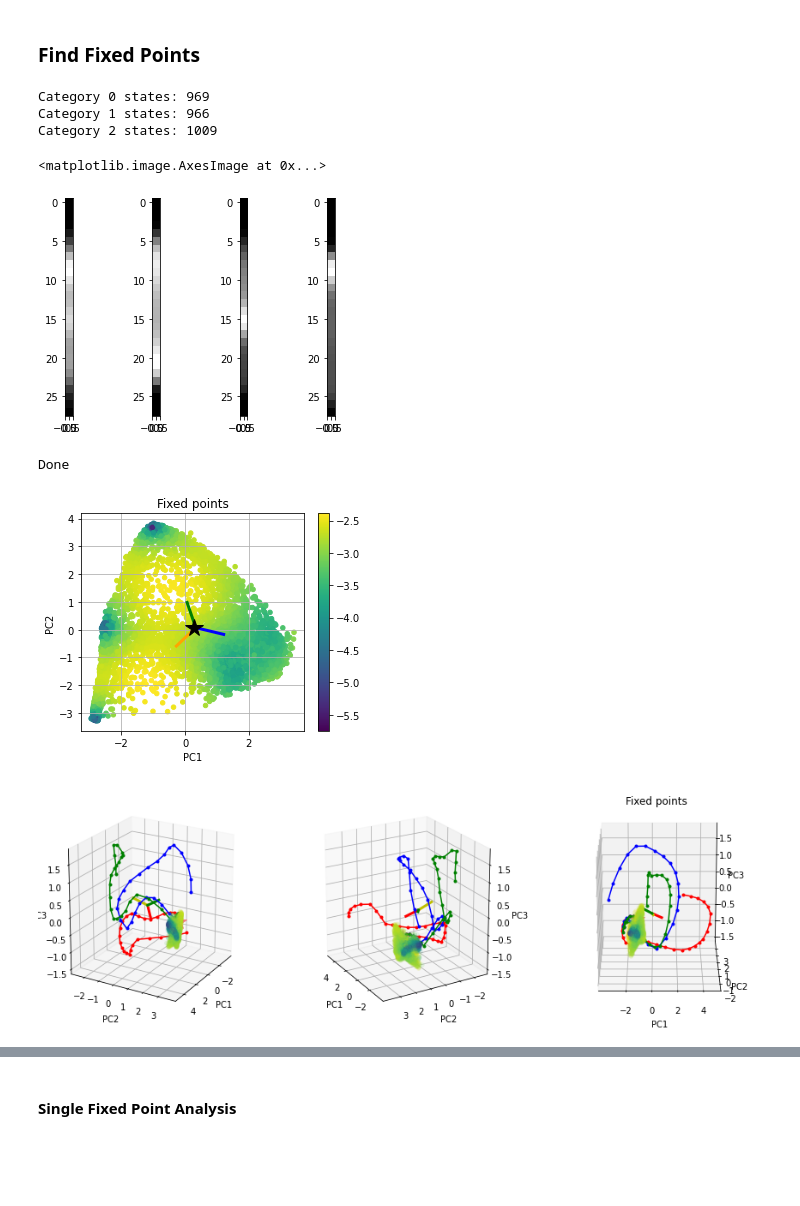
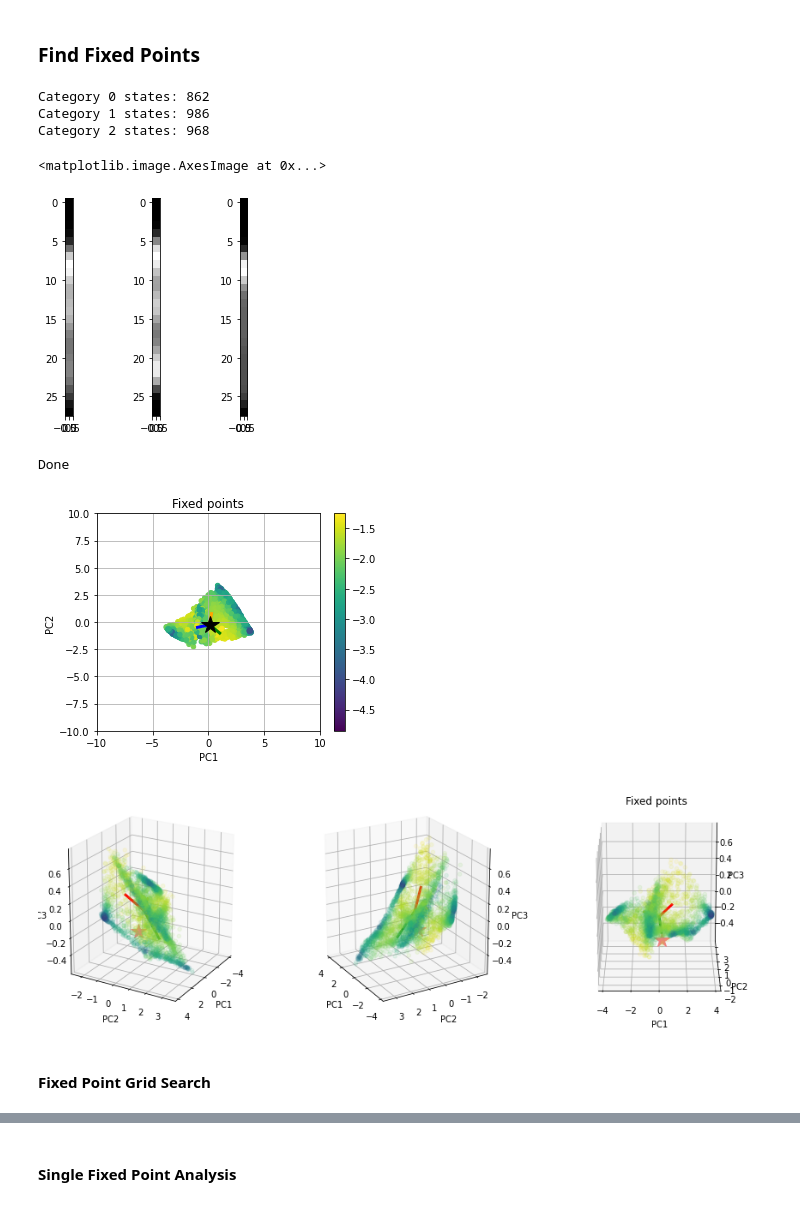
Before and after one commit to kaitken17/colab_based_projects, a Jupyter notebook: mnist_analysis_multiclass.ipynb, the cells around one changed output, grey strips where cells are left out. Drawn from its saved outputs; the diff is of its cells as text; code cells hidden in the pictures; blank space fills up the shorter version.

```diff
--- a/mnist_analysis_multiclass.ipynb
+++ b/mnist_analysis_multiclass.ipynb
@@ -549,13 +554,14 @@ prng_key = jax.random.PRNGKey(seed) # create a random key for jax for use on dev
 
 ########## MNIST data parameters ##########
 smnist_params = {
-  'mnist_classes': [0, 4, 7],
+  'mnist_classes': [5, 7, 9],
   'n_len' : 28,
   'time_dim': 'Columns',
   'shuffle_sequence': False,
-  'trim_zeros': False,
+  'trim_zeros': True,
+  'pull_zeros': False,
   'push_zeros': False,
-  'rand_start': True,
+  'rand_start': False,
 }
 
 smnist_params['n_inputs'] = int(28*28/smnist_params['n_len'])
@@ -601,7 +607,7 @@ new_network = True
 load_network = False
 save_data = True
 
-path = '/content/drive/My Drive/ml_research/fixedpoints_nlp/smnist_data/gru_3class047_coltimerandstart_noRO_l2is1e-2.pickle'
+path = '/content/drive/My Drive/ml_research/fixedpoints_nlp/smnist_data/gru_3class579_coltimetrimmed_noRO_l2is1e-2.pickle'
 save_data = override_data(path, save_data)
 
 if new_network:
@@ -749,9 +755,9 @@ def rnn_states(batch, rnn_params, only_final=False):
   """Return (masked) RNN states."""
   states = _get_all_states(batch['inputs'], rnn_params)
   if only_final: # returns only the final hidden state
-    return [h[27] for h in states]
+    return [h[idx[0]] for h, idx in zip(states, batch['index'])]
   else:
-    return [h for h in states]
+    return [h[:idx[0]] for h, idx in zip(states, batch['index'])]
 
 def keep_unique_fixed_points(fps, identical_tol=0.0, do_print=True):
   """Get unique fixed points by choosing a representative within tolerance.
@@ -792,6 +798,10 @@ def keep_unique_fixed_points(fps, identical_tol=0.0, do_print=True):
           (unique_fps.shape[0], nfps, identical_tol))
 
   return unique_fps, keep_idxs
+
+def participation_ratio_vector(C):
+  """Computes the participation ratio of a vector of variances."""
+  return np.sum(C) ** 2 / np.sum(C*C)
 # %%
 cell = build_cell(rnn_specs)
 
@@ -1015,40 +1035,41 @@ Perc of 0 in (1,2): 0.5773502691896257
 dataset = test_jax
 
 phrase_means = np.zeros((dataset['inputs'].shape[0], dataset['inputs'].shape[1], smnist_params['n_inputs']))
 labels_no_time = dataset['labels'][:,:, smnist_params['n_len']-1, :]
 
 for batch in range(dataset['inputs'].shape[0]):
   batch_data = {'inputs': test_jax['inputs'][batch]} # Phrase tensors: batch x phrase_len x in_dim
   for batch_idx in range(batch_data['inputs'].shape[0]):
-    phrase_means[batch, batch_idx] = np.mean(batch_data['inputs'][batch_idx], axis=0) # Averages over phrase
+    max_idx = dataset['index'][batch, batch_idx][0]
+    phrase_means[batch, batch_idx] = np.mean(batch_data['inputs'][batch_idx][:max_idx+1], axis=0) # Averages over phrase (up to index)
 
 phrase_means = phrase_means.reshape((dataset['inputs'].shape[0]*dataset['inputs'].shape[1], smnist_params['n_inputs']))
 phrase_labels = labels_no_time.reshape((dataset['inputs'].shape[0]*dataset['inputs'].shape[1], len(smnist_params['mnist_classes'])))
 
 state_means = []
 states = []
 for i in range(len(smnist_params['mnist_classes'])):
   states.append([mean for mean, lbl in zip(phrase_means, phrase_labels) if np.argmax(lbl) == i])
   print('Category {} states:'.format(i), len(states[i]))
   state_means.append(np.mean(states[i], axis=0))
 
 mean_input = np.mean(phrase_means, axis=0) # Batches and batch index
 
 fig = plt.figure(figsize=(6,4))
 ax1 = fig.add_subplot(141)
 ax1.imshow(mean_input[:,np.newaxis], cmap='gray')
 ax2 = fig.add_subplot(142)
 ax2.imshow(state_means[0][:,np.newaxis], cmap='gray')
 ax3 = fig.add_subplot(143)
 ax3.imshow(state_means[1][:,np.newaxis], cmap='gray')
-ax4 = fig.add_subplot(144)
-ax4.imshow(state_means[2][:,np.newaxis], cmap='gray')
+# ax4 = fig.add_subplot(144)
+# ax4.imshow(state_means[2][:,np.newaxis], cmap='gray')
 # %% [output]
-Category 0 states: 969
-Category 1 states: 966
-Category 2 states: 1009
+Category 0 states: 862
+Category 1 states: 986
+Category 2 states: 968
 <matplotlib.image.AxesImage at 0x...>
-[figure, old version]
+[figure, new version]
 # %%
 word_tensor = mean_input
 # word_tesnor = state_means[2]
@@ -1098,12 +1119,12 @@ plt.title('Fixed points')
 
 plt.xlabel('PC'+str(pc1+1))
 plt.ylabel('PC'+str(pc2+1))
-plot_coordinate = None
+plot_coordinate = 10
 if plot_coordinate != None:
   plt.xlim(-plot_coordinate, plot_coordinate)
   plt.ylim(-plot_coordinate, plot_coordinate)
 # %% [output]
-[figure, old version]
+[figure, new version]
 # %%
 # triangulate in the underlying parametrization
 from matplotlib.tri import Triangulation
@@ -1166,11 +1187,11 @@ ax3.set_ylabel('PC'+str(pc2+1))
 ax3.set_zlabel('PC'+str(pc3+1))
 
 
-for path_idx in path_idxs:
-  path_pca = pca.transform(hs[path_idx]).T #np.matmul(comp, hs[path_idx].T)
-  ax.plot(path_pca[pc1], path_pca[pc2], path_pca[pc3], state_colors[np.argmax(hs_data['labels'][path_idx][27])], marker='.',)
-  ax2.plot(path_pca[pc1], path_pca[pc2], path_pca[pc3], state_colors[np.argmax(hs_data['labels'][path_idx][27])], marker='.',)
-  ax3.plot(path_pca[pc1], path_pca[pc2], path_pca[pc3], state_colors[np.argmax(hs_data['labels'][path_idx][27])], marker='.',)
+# for path_idx in path_idxs:
+#   path_pca = pca.transform(hs[path_idx]).T #np.matmul(comp, hs[path_idx].T)
+#   ax.plot(path_pca[pc1], path_pca[pc2], path_pca[pc3], state_colors[np.argmax(hs_data['labels'][path_idx][27])], marker='.',)
+#   ax2.plot(path_pca[pc1], path_pca[pc2], path_pca[pc3], state_colors[np.argmax(hs_data['labels'][path_idx][27])], marker='.',)
+#   ax3.plot(path_pca[pc1], path_pca[pc2], path_pca[pc3], state_colors[np.argmax(hs_data['labels'][path_idx][27])], marker='.',)
 
 # Azimuthal angle and rotation
 more_rot = 30
@@ -1178,4 +1199,6 @@ ax.view_init(20, 0 + more_rot)
 ax2.view_init(20, 120 + more_rot)
 ax3.view_init(20, 240 + more_rot)
 # %% [output]
-[figure, old version]
+[figure, new version]
+# %% [markdown]
+#### Fixed Point Grid Search
```
Also changed, not shown: parts of 28 cells of this notebook.
